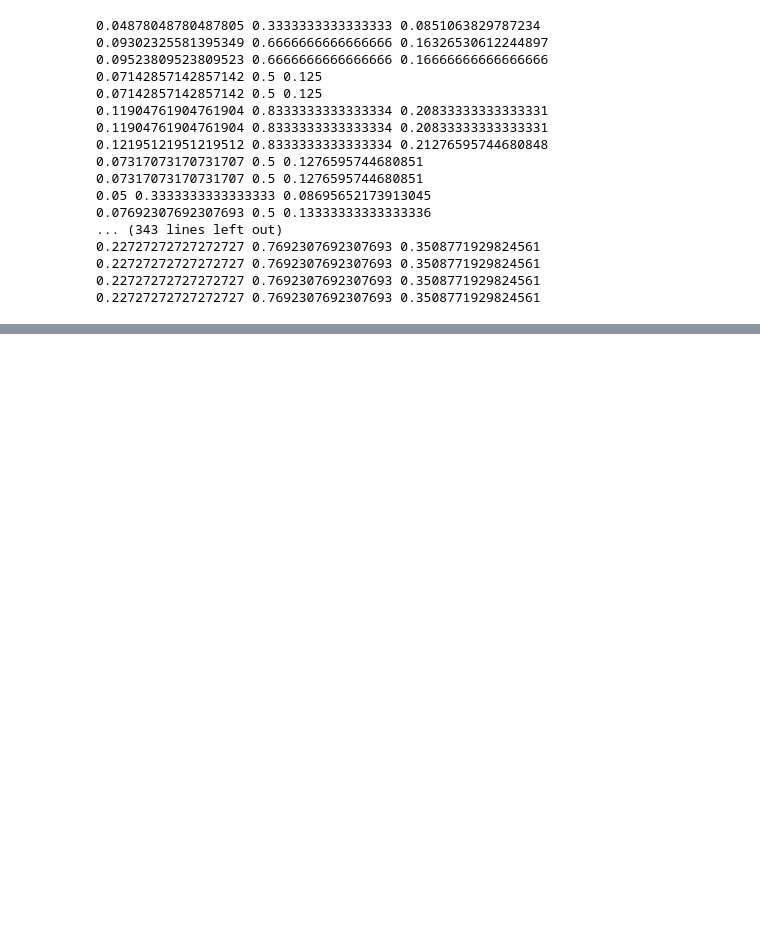
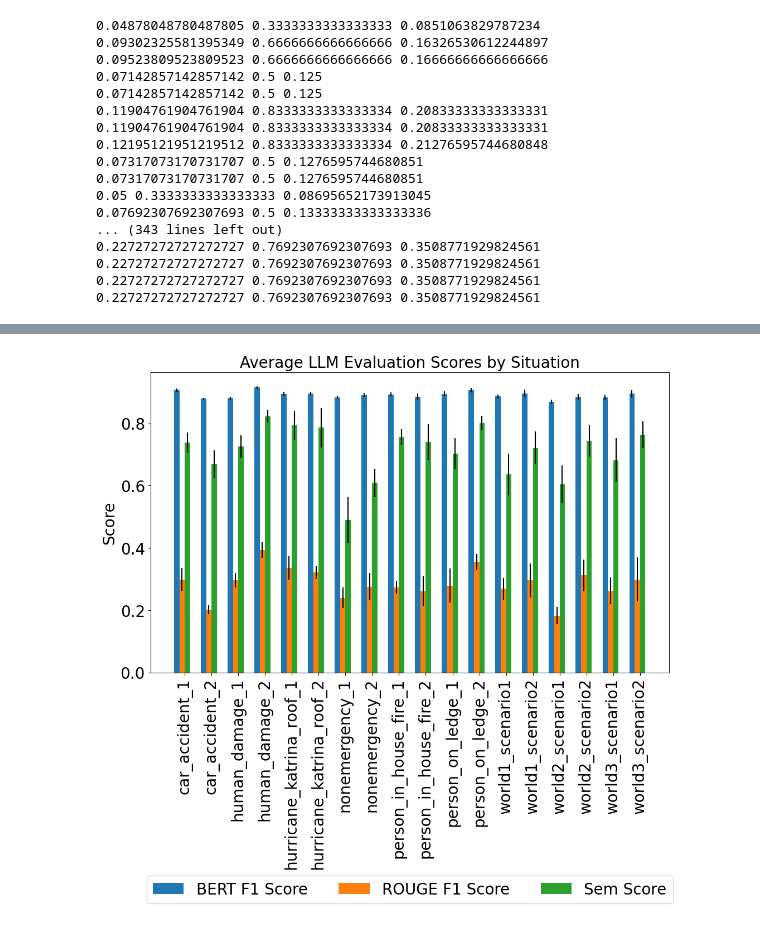
Before and after one commit to davidjlelis/multi_agent_drone, a Jupyter notebook: project/evaluations/evaluations.ipynb, the cells around one changed output, grey strips where cells are left out. Saved outputs shown, nothing was run; the diff lists cells and outputs as text; code cells hidden in the pictures; blank space fills up the shorter version.

```diff
--- a/project/evaluations/evaluations.ipynb
+++ b/project/evaluations/evaluations.ipynb
@@ -526,0 +667,32 @@ evaluation_scores_Assist_Inst_df.to_excel('Evaluation_Scores_Assist_Inst.xlsx',
+# %%
+numeric_cols = evaluation_scores_LLM_df.select_dtypes(include='number').columns
+
+grouped = evaluation_scores_LLM_df.groupby('World and Scenario')[numeric_cols].agg(['mean', 'std'])
+metrics = ['BERT F1 Score', 'ROUGE F1 Score', 'Sem Score']
+x = np.arange(len(grouped))
+width = 0.2
+
+fig, ax = plt.subplots(figsize=(12,7))
+
+
+for i, metric in enumerate(metrics):
+    means = grouped[(metric, 'mean')]
+    stds = grouped[(metric, 'std')]
+    ax.bar(x + i*width, means, width, yerr=stds, label=metric)
+
+
+# Formatting
+# Formatting
+ax.tick_params(axis='x', labelsize=20)
+ax.tick_params(axis='y', labelsize=20)
+
+ax.set_xticks(x + width * 1.5)
+ax.set_xticklabels(grouped.index, rotation=90)
+
+ax.set_ylabel('Score', fontsize=20)
+ax.set_title('Average LLM Evaluation Scores by Situation', fontsize=20)
+ax.legend(loc='upper center', bbox_to_anchor=(0.5, -0.65), ncol=len(metrics), fontsize=20)
+# plt.tight_layout()
+plt.show()
+# %% [output]
+[figure, added]
```
Also changed, not shown: parts of 25 cells of this notebook, 22 other files.
